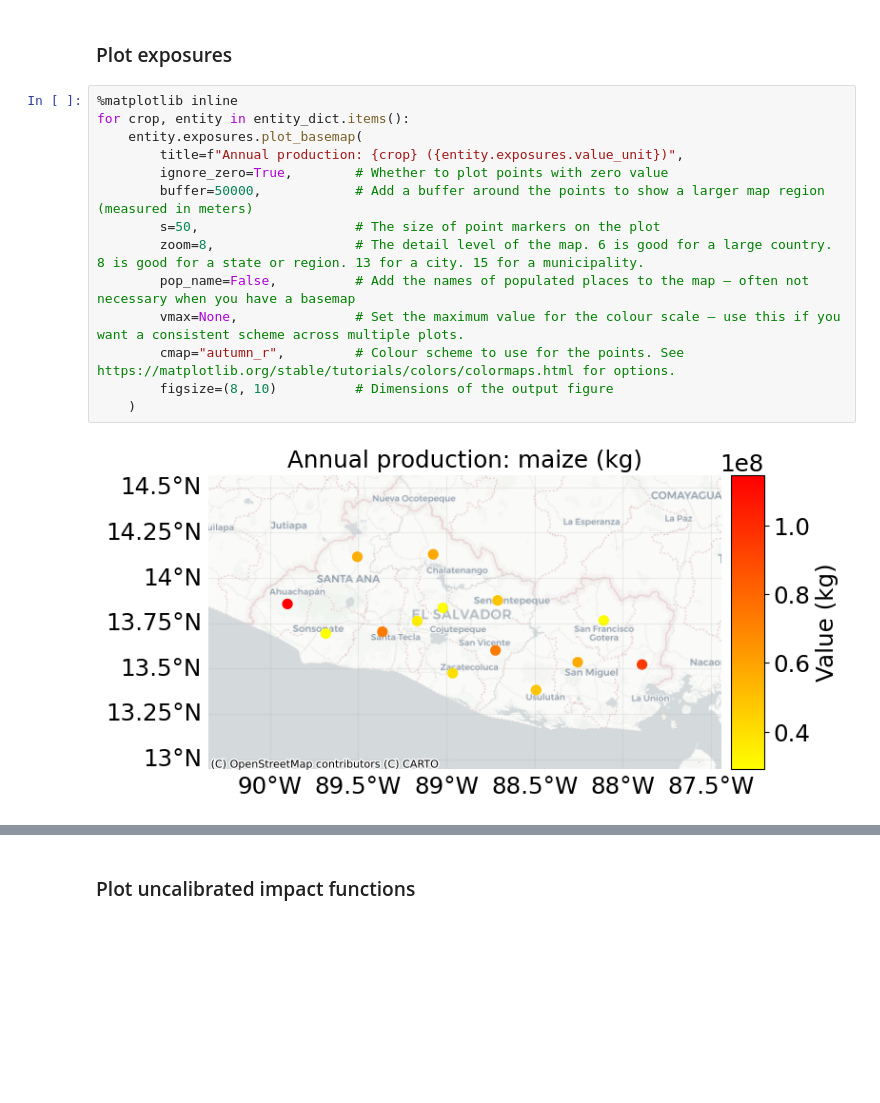
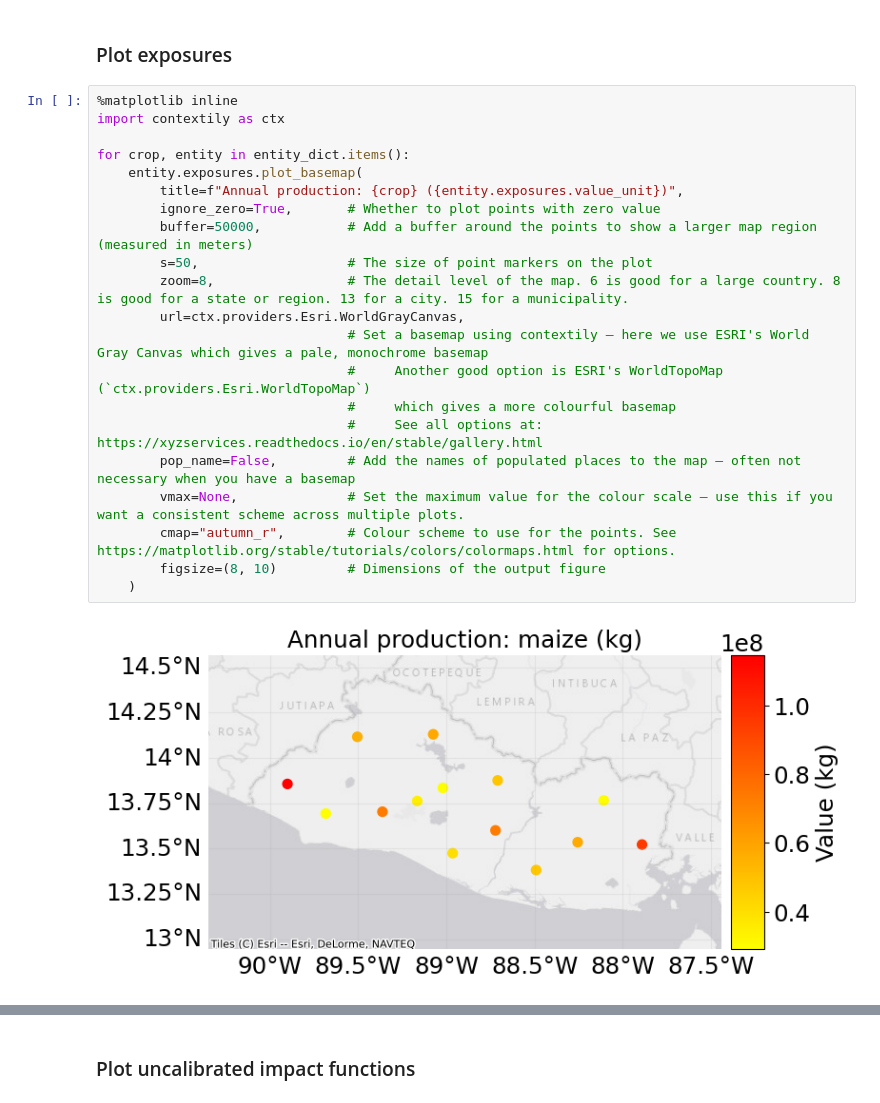
Before and after one commit to AnalyticsTeamUNUEHS/CLIMADA_starter_packs, a Jupyter notebook: starter_pack_el_salvador/notebooks/04_uncalibrated_risk.ipynb, the cells around one changed output, grey strips where cells are left out. Saved outputs shown, nothing was run; the diff lists cells and outputs as text; blank space fills up the shorter version.

```diff
--- a/starter_pack_el_salvador/notebooks/04_uncalibrated_risk.ipynb
+++ b/starter_pack_el_salvador/notebooks/04_uncalibrated_risk.ipynb
@@ -55,17 +55,24 @@ Read Entity with 14 exposure points
 ### Plot exposures
 # %%
 %matplotlib inline
+import contextily as ctx
+
 for crop, entity in entity_dict.items():
     entity.exposures.plot_basemap(
         title=f"Annual production: {crop} ({entity.exposures.value_unit})",
-        ignore_zero=True,        # Whether to plot points with zero value
-        buffer=50000,            # Add a buffer around the points to show a larger map region (measured in meters)
-        s=50,                    # The size of point markers on the plot
-        zoom=8,                  # The detail level of the map. 6 is good for a large country. 8 is good for a state or region. 13 for a city. 15 for a municipality.
-        pop_name=False,          # Add the names of populated places to the map – often not necessary when you have a basemap
-        vmax=None,               # Set the maximum value for the colour scale – use this if you want a consistent scheme across multiple plots.
-        cmap="autumn_r",         # Colour scheme to use for the points. See https://matplotlib.org/stable/tutorials/colors/colormaps.html for options.
-        figsize=(8, 10)          # Dimensions of the output figure
+        ignore_zero=True,       # Whether to plot points with zero value
+        buffer=50000,           # Add a buffer around the points to show a larger map region (measured in meters)
+        s=50,                   # The size of point markers on the plot
+        zoom=8,                 # The detail level of the map. 6 is good for a large country. 8 is good for a state or region. 13 for a city. 15 for a municipality.
+        url=ctx.providers.Esri.WorldGrayCanvas,
+                                # Set a basemap using contextily – here we use ESRI's World Gray Canvas which gives a pale, monochrome basemap
+                                #     Another good option is ESRI's WorldTopoMap (`ctx.providers.Esri.WorldTopoMap`)
+                                #     which gives a more colourful basemap
+                                #     See all options at: https://xyzservices.readthedocs.io/en/stable/gallery.html
+        pop_name=False,         # Add the names of populated places to the map – often not necessary when you have a basemap
+        vmax=None,              # Set the maximum value for the colour scale – use this if you want a consistent scheme across multiple plots.
+        cmap="autumn_r",        # Colour scheme to use for the points. See https://matplotlib.org/stable/tutorials/colors/colormaps.html for options.
+        figsize=(8, 10)         # Dimensions of the output figure
     )
 # %% [output]
-[figure, old version]
+[figure, new version]
```
Also changed, not shown: parts of 6 cells of this notebook, 15 other files.
